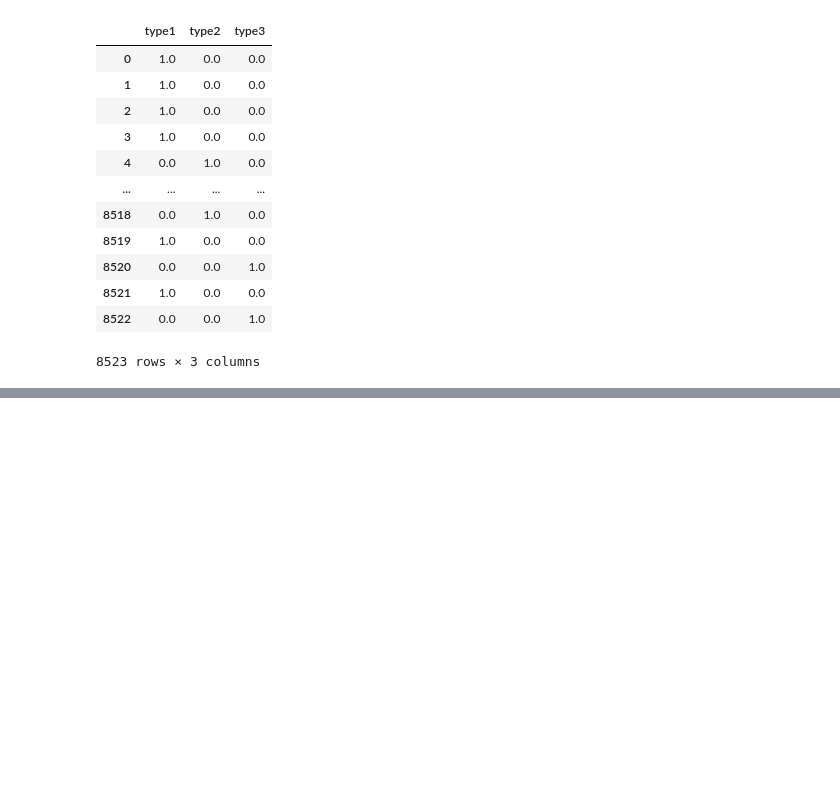
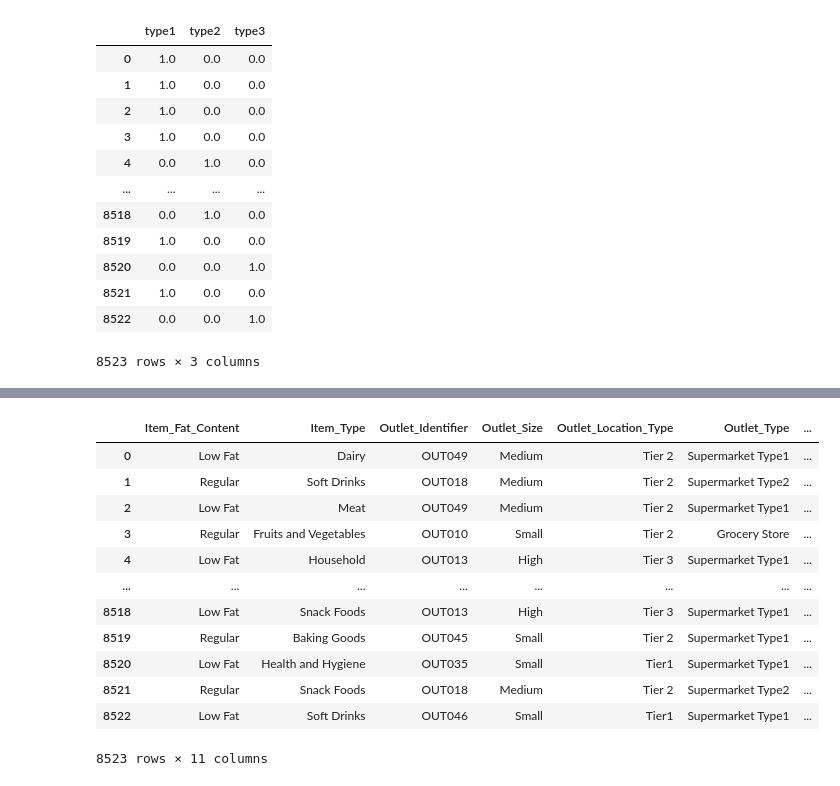
Before and after one commit to j33tu/mtech, a Jupyter notebook: ClassLectures/ML1/ML1-14oct-same-sheet.ipynb, the cells around one changed output, grey strips where cells are left out. Saved outputs shown, nothing was run; the diff lists cells and outputs as text; code cells hidden in the pictures; blank space fills up the shorter version.

```diff
--- a/ClassLectures/ML1/ML1-14oct.ipynb
+++ b/ClassLectures/ML1/ML1-14oct-same-sheet.ipynb
@@ -678,0 +682,3 @@ cat
+# %%
+num = num[~((num['Item_Visibility']<lb)| num['Item_Visibility']>ub)]
+num
@@ -678,0 +713,12 @@ cat
+# %%
+r1=num['Profit'].quantile(0.5)
+r2=num['Profit'].quantile(0.95)
+q1p=num['Profit'].quantile(.25)
+q3p=num['Profit'].quantile(.75)
+iqrp=q3-q1
+ubp=q3+1.5*iqr
+lbp=q1-1.5*iqr
+print(q1)
+print(r1)
+print(r2)
+print(lb)
@@ -678,0 +730,3 @@ cat
+# %%
+ind=num[((num['Profit']<r1)| (num['Profit']>r2))].index
+ind
@@ -678,0 +738,10 @@ cat
+# %%
+#replace values to treat outliears
+for i in ind:
+    if(num.loc[i,'Profit']<r1):
+        num.loc[i,'Profit']=r1
+    elif(num.loc[i,'Profit']>r2):
+        num.loc[i,'Profit']=r2
+
+# check for skews
+num.Profit.skew()
@@ -678,0 +798,23 @@ cat
+# %%
+#Train Test Split
+#X means  independent set of attributes
+# y represents the target
+# test size
+# random  sstate
+X=pd.concat([cat1,num],axis=1)
+y=X['Item_Outlet_Sales']
+X.drop('Item_Outlet_Sales',axis=1)
+# %% [output]
+|  | Item_Fat_Content | Item_Type | Outlet_Identifier | Outlet_Size | Outlet_Location_Type | Outlet_Type | ... |
+| 0 | Low Fat | Dairy | OUT049 | Medium | Tier 2 | Supermarket Type1 | ... |
+| 1 | Regular | Soft Drinks | OUT018 | Medium | Tier 2 | Supermarket Type2 | ... |
+| 2 | Low Fat | Meat | OUT049 | Medium | Tier 2 | Supermarket Type1 | ... |
+| 3 | Regular | Fruits and Vegetables | OUT010 | Small | Tier 2 | Grocery Store | ... |
+| 4 | Low Fat | Household | OUT013 | High | Tier 3 | Supermarket Type1 | ... |
+| ... | ... | ... | ... | ... | ... | ... | ... |
+| 8518 | Low Fat | Snack Foods | OUT013 | High | Tier 3 | Supermarket Type1 | ... |
+| 8519 | Regular | Baking Goods | OUT045 | Small | Tier 2 | Supermarket Type1 | ... |
+| 8520 | Low Fat | Health and Hygiene | OUT035 | Small | Tier1 | Supermarket Type1 | ... |
+| 8521 | Regular | Snack Foods | OUT018 | Medium | Tier 2 | Supermarket Type2 | ... |
+| 8522 | Low Fat | Soft Drinks | OUT046 | Small | Tier1 | Supermarket Type1 | ... |
+8523 rows × 11 columns
```
Also changed, not shown: parts of 24 cells of this notebook, 5 other files.
